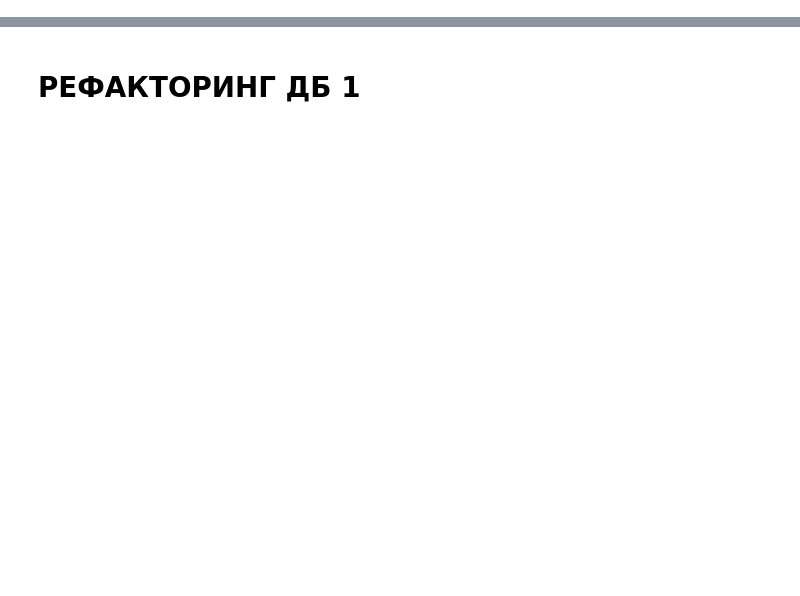
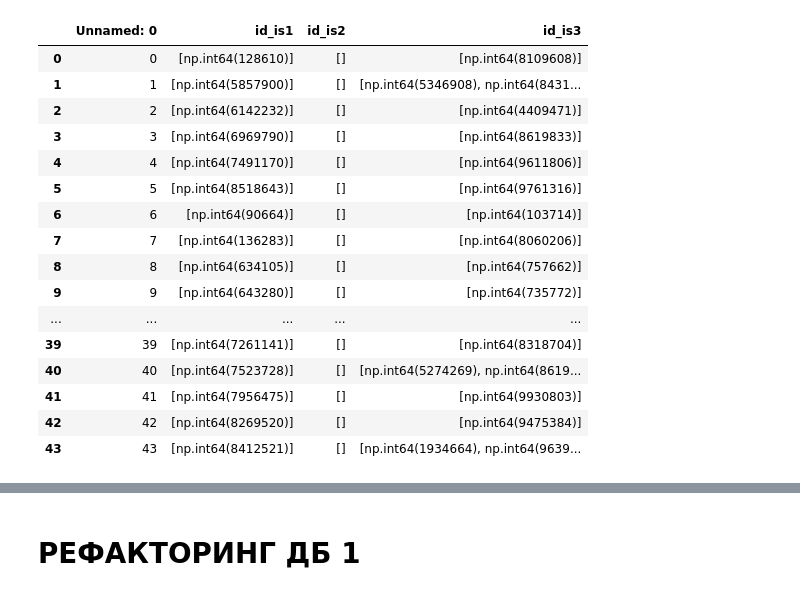
Before and after one commit to ArtificialIntelligenceMenace/Human-Profile-Builder, a Jupyter notebook: linkage.ipynb, the cells around one changed output, grey strips where cells are left out. Saved outputs shown, nothing was run; the diff lists cells and outputs as text; code cells hidden in the pictures; blank space fills up the shorter version.

```diff
--- a/linkage.ipynb
+++ b/linkage.ipynb
@@ -27 +15,22 @@ first
+# %%
+t = pd.read_csv("table_results.csv")
+t
+# %% [output]
+|  | Unnamed: 0 | id_is1 | id_is2 | id_is3 |
+| 0 | 0 | [np.int64(128610)] | [] | [np.int64(8109608)] |
+| 1 | 1 | [np.int64(5857900)] | [] | [np.int64(5346908), np.int64(8431... |
+| 2 | 2 | [np.int64(6142232)] | [] | [np.int64(4409471)] |
+| 3 | 3 | [np.int64(6969790)] | [] | [np.int64(8619833)] |
+| 4 | 4 | [np.int64(7491170)] | [] | [np.int64(9611806)] |
+| 5 | 5 | [np.int64(8518643)] | [] | [np.int64(9761316)] |
+| 6 | 6 | [np.int64(90664)] | [] | [np.int64(103714)] |
+| 7 | 7 | [np.int64(136283)] | [] | [np.int64(8060206)] |
+| 8 | 8 | [np.int64(634105)] | [] | [np.int64(757662)] |
+| 9 | 9 | [np.int64(643280)] | [] | [np.int64(735772)] |
+| ... | ... | ... | ... | ... |
+| 39 | 39 | [np.int64(7261141)] | [] | [np.int64(8318704)] |
+| 40 | 40 | [np.int64(7523728)] | [] | [np.int64(5274269), np.int64(8619... |
+| 41 | 41 | [np.int64(7956475)] | [] | [np.int64(9930803)] |
+| 42 | 42 | [np.int64(8269520)] | [] | [np.int64(9475384)] |
+| 43 | 43 | [np.int64(8412521)] | [] | [np.int64(1934664), np.int64(9639... |
 # %%
```
Also changed, not shown: parts of 5 cells of this notebook, 8 other files.
